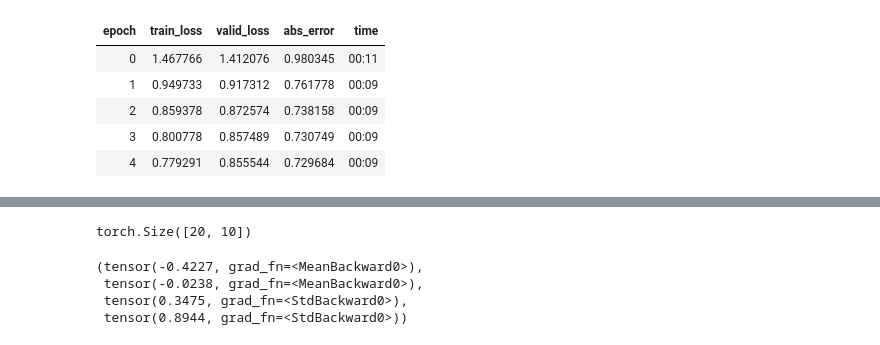
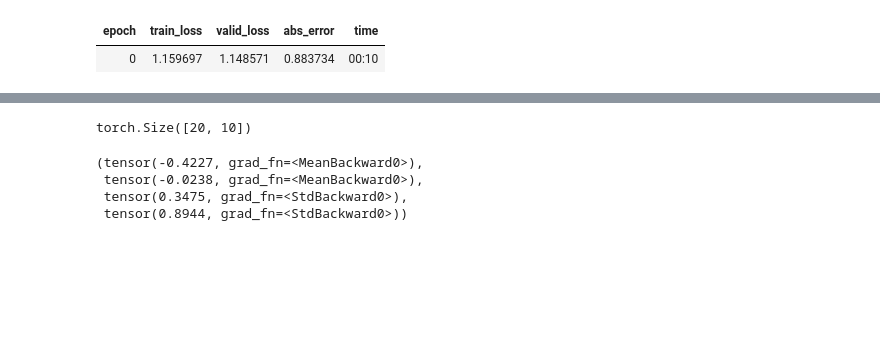
Before and after one commit to pranay8297/deep-learning-projects, a Jupyter notebook: l5_v7.ipynb, the cells around one changed output, grey strips where cells are left out. Cells and saved outputs as stored; diff of their text form; code cells hidden in the pictures; blank space fills up the shorter version.

```diff
--- a/l5_v7.ipynb
+++ b/l5_v7.ipynb
@@ -86,10 +88,6 @@ LR Finder is complete, type {learner_name}.recorder.plot() to see the graph.
 # %%
-learn.fit_one_cycle(5, 1e-03)
+learn.fit_one_cycle(1, 1e-03)
 # %% [output]
 | epoch | train_loss | valid_loss | abs_error | time |
-| 0 | 1.467766 | 1.412076 | 0.980345 | 00:11 |
-| 1 | 0.949733 | 0.917312 | 0.761778 | 00:09 |
-| 2 | 0.859378 | 0.872574 | 0.738158 | 00:09 |
-| 3 | 0.800778 | 0.857489 | 0.730749 | 00:09 |
-| 4 | 0.779291 | 0.855544 | 0.729684 | 00:09 |
+| 0 | 1.159697 | 1.148571 | 0.883734 | 00:10 |
 # %%
```
Also changed, not shown: parts of 37 cells of this notebook.
